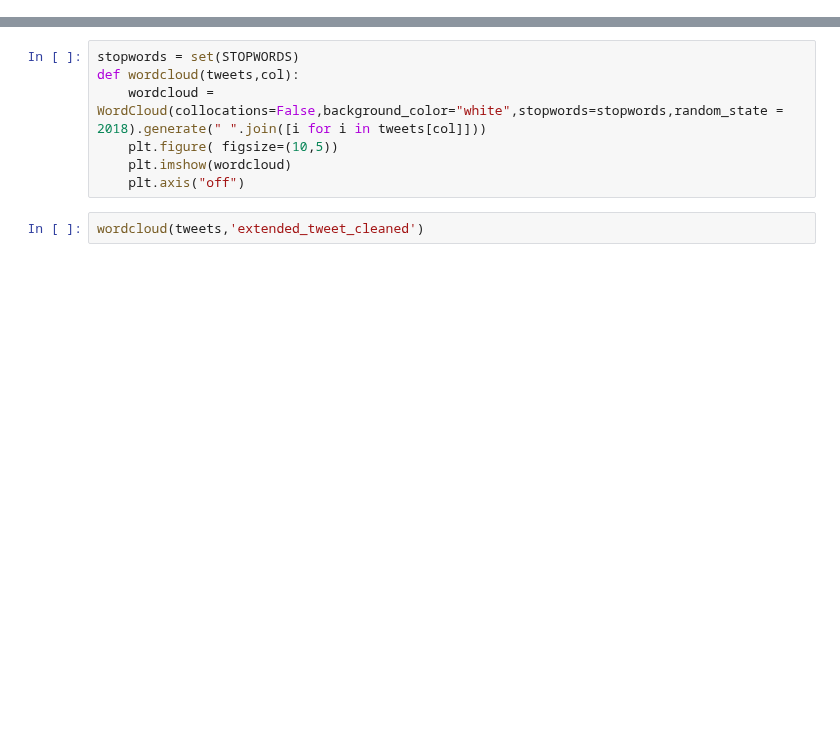
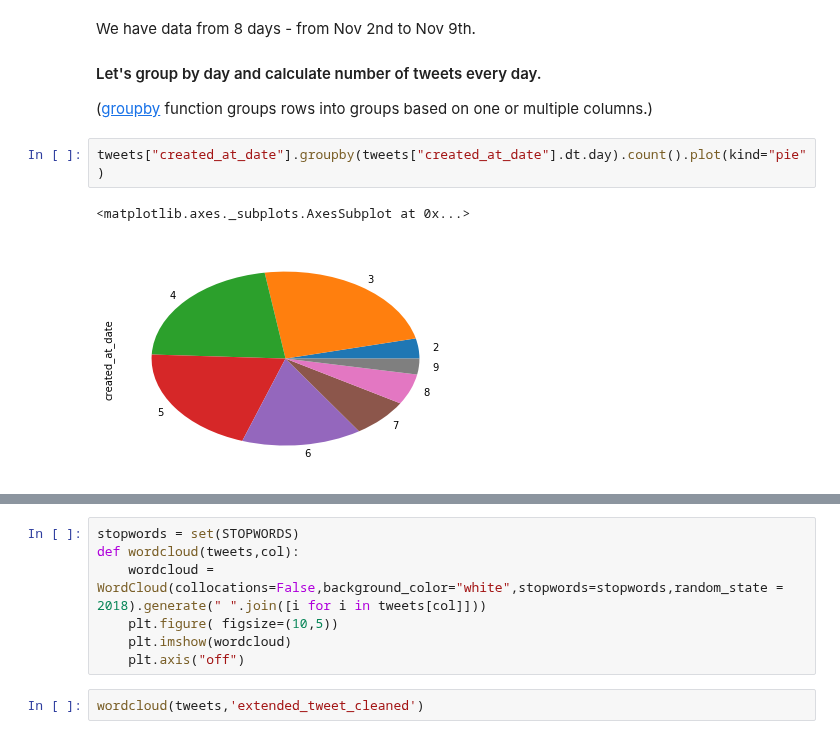
Before and after one commit to cybera/data-science-for-entrepreneurs-workshops, a Jupyter notebook: 2.Exploring_data.ipynb, the cells around one changed output, grey strips where cells are left out. Saved outputs shown, nothing was run; the diff lists cells and outputs as text; blank space fills up the shorter version.

```diff
--- a/2.Exploring_data.ipynb
+++ b/2.Exploring_data.ipynb
@@ -21,0 +95,9 @@ tweets.head()
+# %% [markdown]
+We have data from 8 days  - from Nov 2nd to Nov 9th.
+#### Let's group by day and calculate number of tweets every day.
+([groupby](https://pandas.pydata.org/pandas-docs/stable/generated/pandas.DataFrame.groupby.html) function groups rows into groups based on one or multiple columns.)
+# %%
+tweets["created_at_date"].groupby(tweets["created_at_date"].dt.day).count().plot(kind="pie")
+# %% [output]
+<matplotlib.axes._subplots.AxesSubplot at 0x...>
+[figure, added]
```
Also changed, not shown: parts of 63 cells of this notebook, 4 other files.
